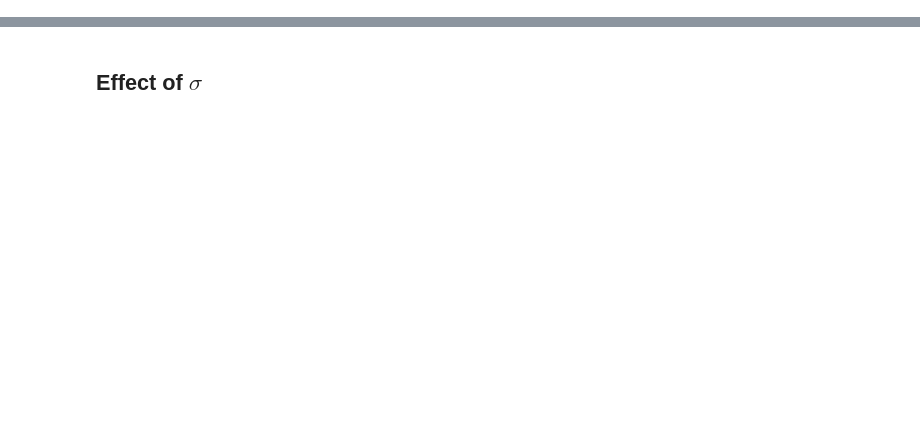
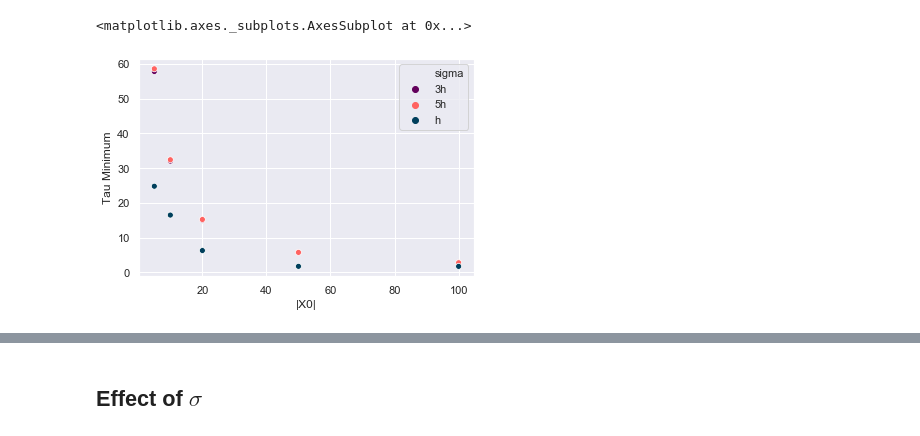
Before and after one commit to imamar94/GL, a Jupyter notebook: See Propagation in MBO.ipynb, the cells around one changed output, grey strips where cells are left out. Drawn from its saved outputs; the diff is of its cells as text; code cells hidden in the pictures; blank space fills up the shorter version.

```diff
--- a/See Propagation in MBO.ipynb
+++ b/See Propagation in MBO.ipynb
@@ -16,3 +17,16 @@ import pdb
 from datetime import datetime
 
 sns.set()
+# %%
+colors = ["#63005c", "#ff6361", "#003f5c", "#006355", "#5c3f00"]
+sns.set_palette(sns.color_palette(colors))
+# %%
+df5 = pd.read_csv("output/correlation/[2D]N0 vs Tau_Sigma5.csv", encoding="utf-8").assign(sigma="5h")
+df3 = pd.read_csv("output/correlation/[2D]N0 vs Tau_Sigma3.csv", encoding="utf-8").assign(sigma="3h")
+df1 = pd.read_csv("output/correlation/[2D]N0 vs Tau_Sigma1.csv", encoding="utf-8").assign(sigma="h")
+# df05 = pd.read_csv("output/correlation/[2D]N0 vs Tau_Sigma0.5.csv", encoding="utf-8").assign(sigma="0.5h")
+df = pd.concat([df3, df5, df1])
+sns.scatterplot(data=df, x="|X0|", y="Tau Minimum", hue="sigma")
+# %% [output]
+<matplotlib.axes._subplots.AxesSubplot at 0x...>
+[figure, added]
```
Also changed, not shown: parts of 53 cells of this notebook, 31 other files.
